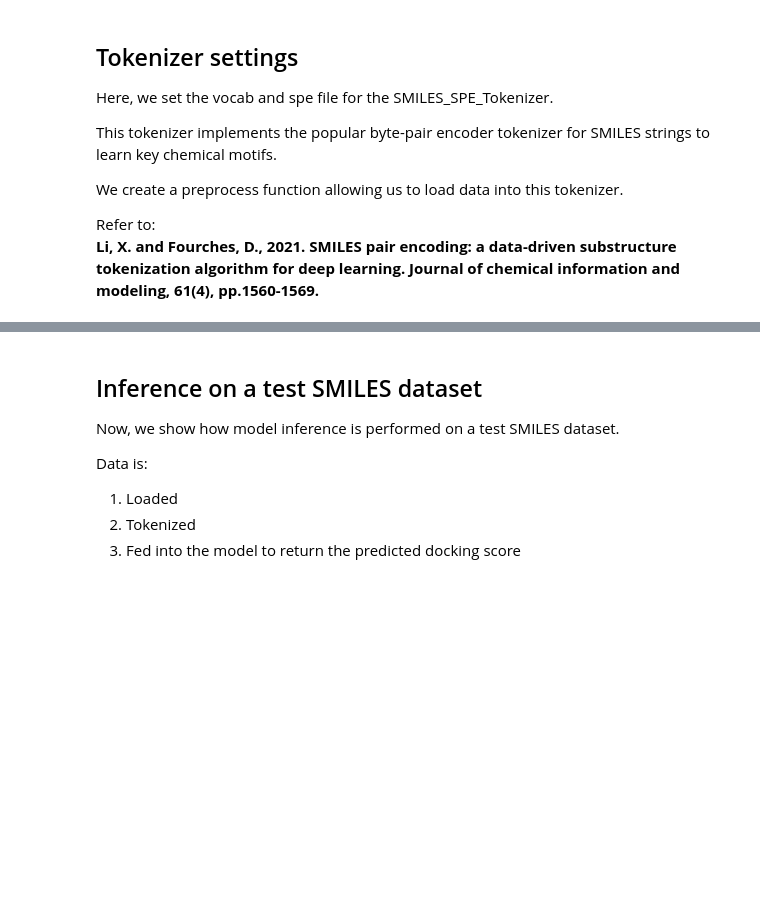
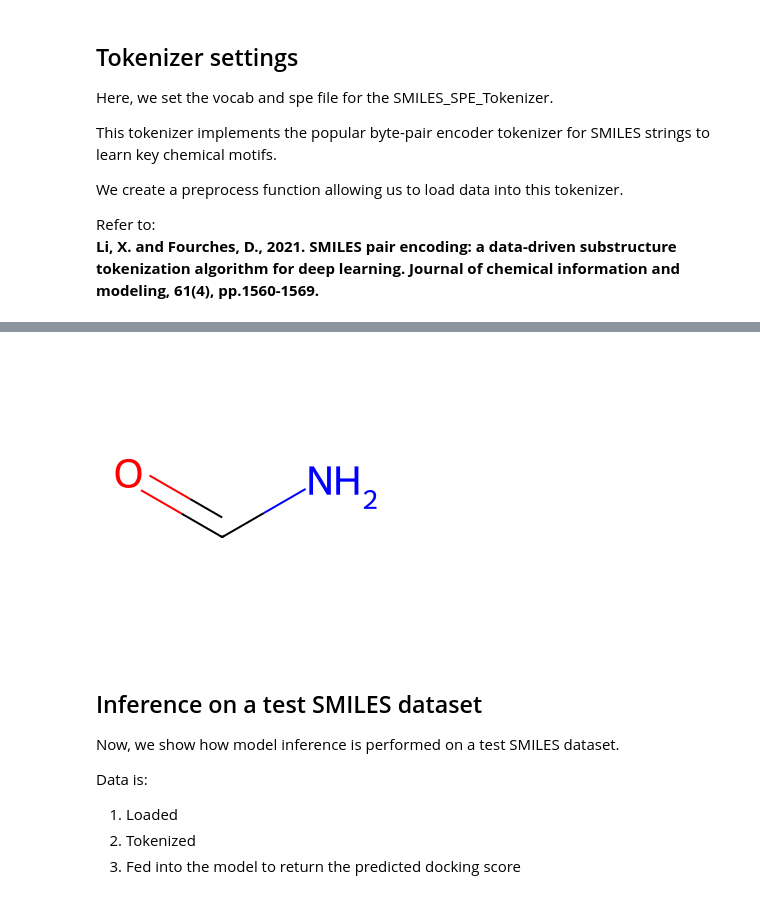
Before and after one commit to ramanathanlab/SciFM24-Tutorial, a Jupyter notebook: notebooks/VirtualScreen.ipynb, the cells around one changed output, grey strips where cells are left out. Cells and saved outputs as stored; diff of their text form; code cells hidden in the pictures; blank space fills up the shorter version.

```diff
--- a/notebooks/VirtualScreen.ipynb
+++ b/notebooks/VirtualScreen.ipynb
@@ -104,3 +162,8 @@ def preprocess(data, tokenizer, maxlen):
+# %%
+m = Chem.MolFromSmiles('C(=O)N')
+Draw.MolToImage(m)
+# %% [output]
+[figure, added]
 # %% [markdown]
 ## Inference on a test SMILES dataset
 
```
Also changed, not shown: parts of 6 cells of this notebook.
